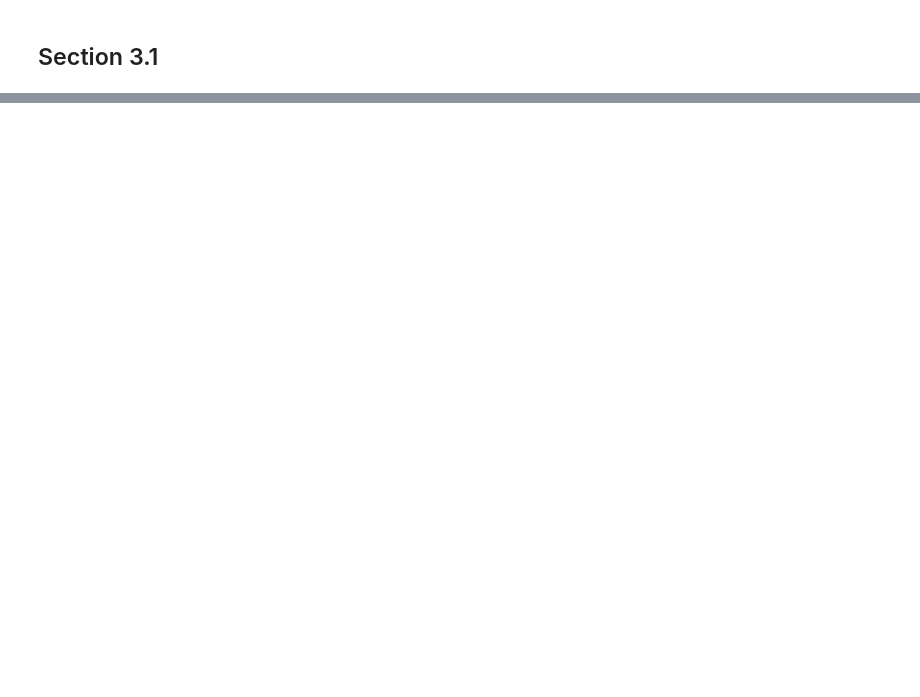
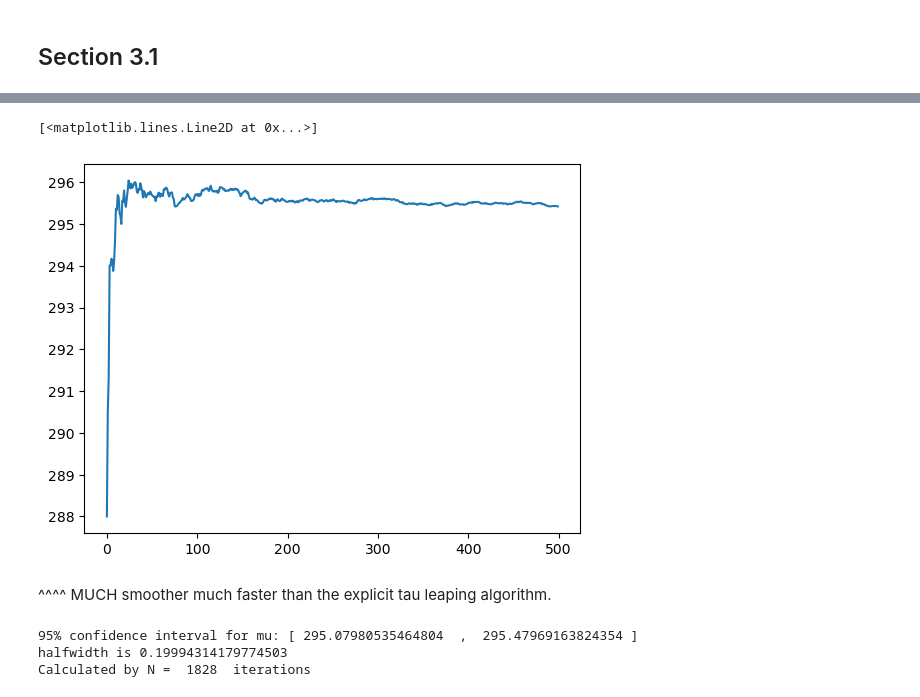
Before and after one commit to marieke-vaske/StochSimProjectSRN, a Jupyter notebook: Section 3.1.ipynb, the cells around one changed output, grey strips where cells are left out. Saved outputs shown, nothing was run; the diff lists cells and outputs as text; code cells hidden in the pictures; blank space fills up the shorter version.

```diff
--- a/Section 3.1.ipynb
+++ b/Section 3.1.ipynb
@@ -36,0 +135,23 @@ plt.show()
+# %%
+# Jacobi, found on paper
+J = lambda y: np.array([[1+tau*c[0]*y[1],     tau*c[0]*y[0],        -tau*c[1],               0],
+                        [tau*c[0]*y[1],       1 + tau*c[0]*y[0],    -tau*(c[1]+c[2]),        0],
+                        [-tau*c[0]*y[1],      -tau*c[0]*y[0],       1 + tau*(c[1]+c[2]),     0],
+                        [0,                   0,                    -tau*c[2],               1]])
+
+f = lambda y, a, x: y - x - tau*(nu @ a)
+
+def newtons(X, tol):
+    # Initial calculations of y0 and y1
+    y0 = X
+    F = f(y0, aCalc(c, y0), X)
+
+    y1 = y0 - np.linalg.inv(J(y0)) @ F
+
+    while (np.linalg.norm(f(y1, aCalc(c, y0), X))>tol): # Checking for convergence
+
+        y0 = y1
+        F = f(y0, aCalc(c, y0), X)
+        y1 = y0 - np.linalg.inv(J(y0))@F
+
+    return y1
@@ -36,0 +192,20 @@ plt.show()
+# %%
+'''
+Test plot to estimate a good Nb
+'''
+
+Nb = 500
+X4 = np.zeros(Nb)
+muNs= [0]
+
+for i in range(Nb):
+    t, X = implicit_tau_leaping(c, X0, T, tau, 1e-4)
+    X4[i] = X[-1,3]
+    muNs.append((i/(i+1))*muNs[-1] + 1/(i+1) * X[-1,3])
+
+plt.plot(range(0, Nb), muNs[1:])
+# %% [output]
+[<matplotlib.lines.Line2D at 0x...>]
+[figure, added]
+# %% [markdown]
+^^^^ MUCH smoother much faster than the explicit tau leaping algorithm.
@@ -36,0 +238,8 @@ plt.show()
+# %%
+print("95% confidence interval for mu: [", muN-(sigN * cAlph/np.sqrt(N)),' , ',muN+(sigN * cAlph/np.sqrt(N)),']')
+print(f'halfwidth is {sigN * cAlph/np.sqrt(N)}')
+print("Calculated by N = ", N, " iterations")
+# %% [output]
+95% confidence interval for mu: [ 295.07980535464804  ,  295.47969163824354 ]
+halfwidth is 0.19994314179774503
+Calculated by N =  1828  iterations
```
Also changed, not shown: parts of 13 cells of this notebook.
